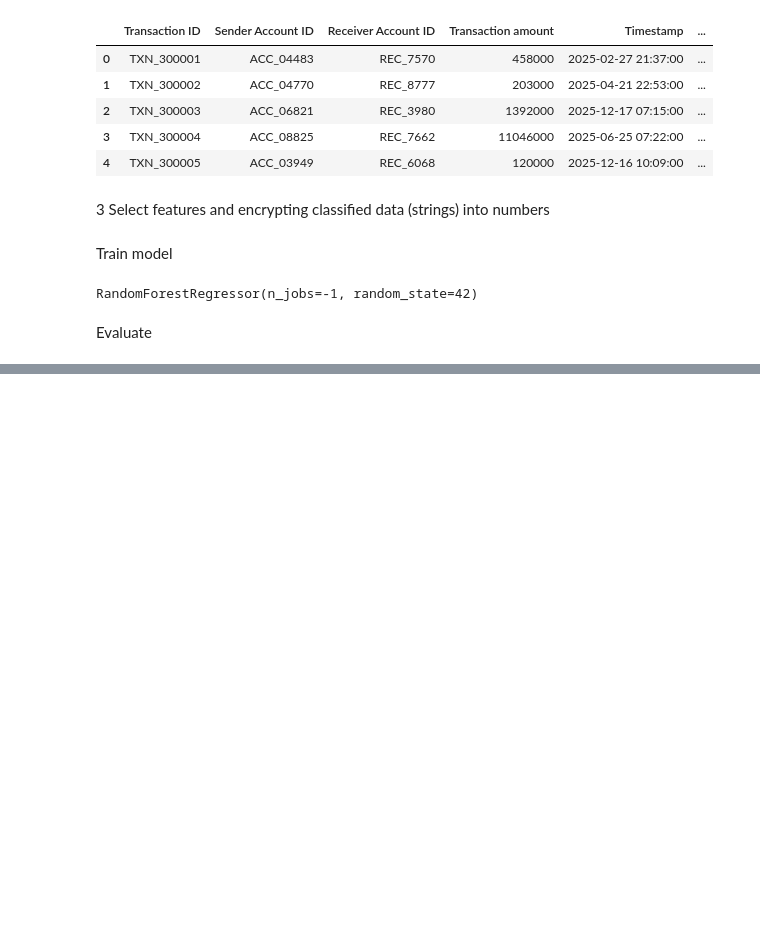
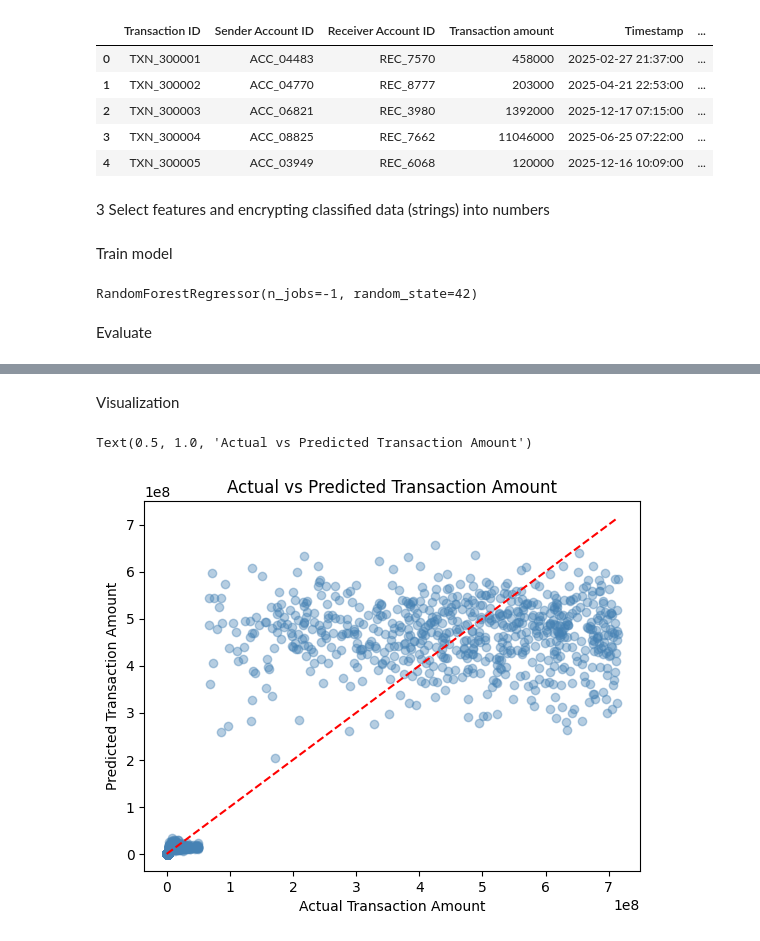
Before and after one commit to TranDuc511/ML-cos3049, a Jupyter notebook: ML/notebook/redregressor.ipynb, the cells around one changed output, grey strips where cells are left out. Cells and saved outputs as stored; diff of their text form; code cells hidden in the pictures; blank space fills up the shorter version.

```diff
--- a/ML/notebook/redregressor.ipynb
+++ b/ML/notebook/redregressor.ipynb
@@ -3,21 +3,20 @@
 # %%
 import pandas as pd
 import numpy as np
+from datetime import datetime
 from sklearn.model_selection import train_test_split
 from sklearn.ensemble import RandomForestRegressor
 from sklearn.metrics import mean_squared_error, mean_absolute_error, r2_score
 from sklearn.preprocessing import LabelEncoder
+import matplotlib.pyplot as plt
 
-pd.set_option('display.max_columns', None)
-pd.set_option('display.width', 1000)
-
-file_path = r"C:\Users\Admin\Documents\ML-cos3049\ML\data\data_labeled.json"
+file_path = r"C:\Users\ADMIN\Documents\Algorithm_Inno\ML\data\data.json"
 # %% [markdown]
 2 Load dataset
 # %%
 
-data_frame = pd.read_json(file_path)
-data_frame.head()
+df = pd.read_json(file_path)
+df.head()
 # %% [output]
 |  | Transaction ID | Sender Account ID | Receiver Account ID | Transaction amount | Timestamp | ... |
 | 0 | TXN_300001 | ACC_04483 | REC_7570 | 458000 | 2025-02-27 21:37:00 | ... |
@@ -51,7 +50,7 @@ def prepared_date_rg(data_frame):
 Train model
 # %%
 
-X_train, X_test, y_train, y_test = train_test_split(features, target, test_size=0.2, random_state=42)
+X_train, X_test, y_train, y_test = train_test_split(X, y, test_size=0.2, random_state=42)
 
 model = RandomForestRegressor(n_estimators=100, random_state=42, n_jobs=-1)
 model.fit(X_train, y_train)
@@ -60,13 +59,13 @@ RandomForestRegressor(n_jobs=-1, random_state=42)
 # %% [markdown]
 Evaluate
 # %%
-predictions = model.predict(X_test)
-mse = mean_squared_error(y_test, predictions)
-mae = mean_absolute_error(y_test, predictions)
-r2 = r2_score(y_test, predictions)
+preds = model.predict(X_test)
+print(f"MAE: {mean_absolute_error(y_test, preds):.2f}")
+print(f"MSE: {mean_squared_error(y_test, preds):.2f}")
+print(f"R2:  {r2_score(y_test, preds):.4f}")
 
-
-print(f"Mean Squared Error (MSE): {mse:.2f}")
-print(f"Mean Absolute Error (MAE): {mae:.2f}")
-print(f"R-squared (R2): {r2:.2f}")
+importances = sorted(zip(available, model.feature_importances_), key=lambda x: x[1], reverse=True)
+print("\nFeature Importances:")
+for name, score in importances:
+    print(f"  {name:<25} {score:.4f}")
 # %% [output]
@@ -75,0 +86,15 @@ R-squared (R2): 0.86
+# %% [markdown]
+Visualization
+# %%
+errors = y_test.values - preds
+
+# 1. Actual vs Predicted
+plt.figure()
+plt.scatter(y_test, preds, alpha=0.4, color='steelblue')
+plt.plot([y_test.min(), y_test.max()], [y_test.min(), y_test.max()], 'r--')
+plt.xlabel('Actual Transaction Amount')
+plt.ylabel('Predicted Transaction Amount')
+plt.title('Actual vs Predicted Transaction Amount')
+# %% [output]
+Text(0.5, 1.0, 'Actual vs Predicted Transaction Amount')
+[figure, added]
```
Also changed, not shown: parts of 5 cells of this notebook.
